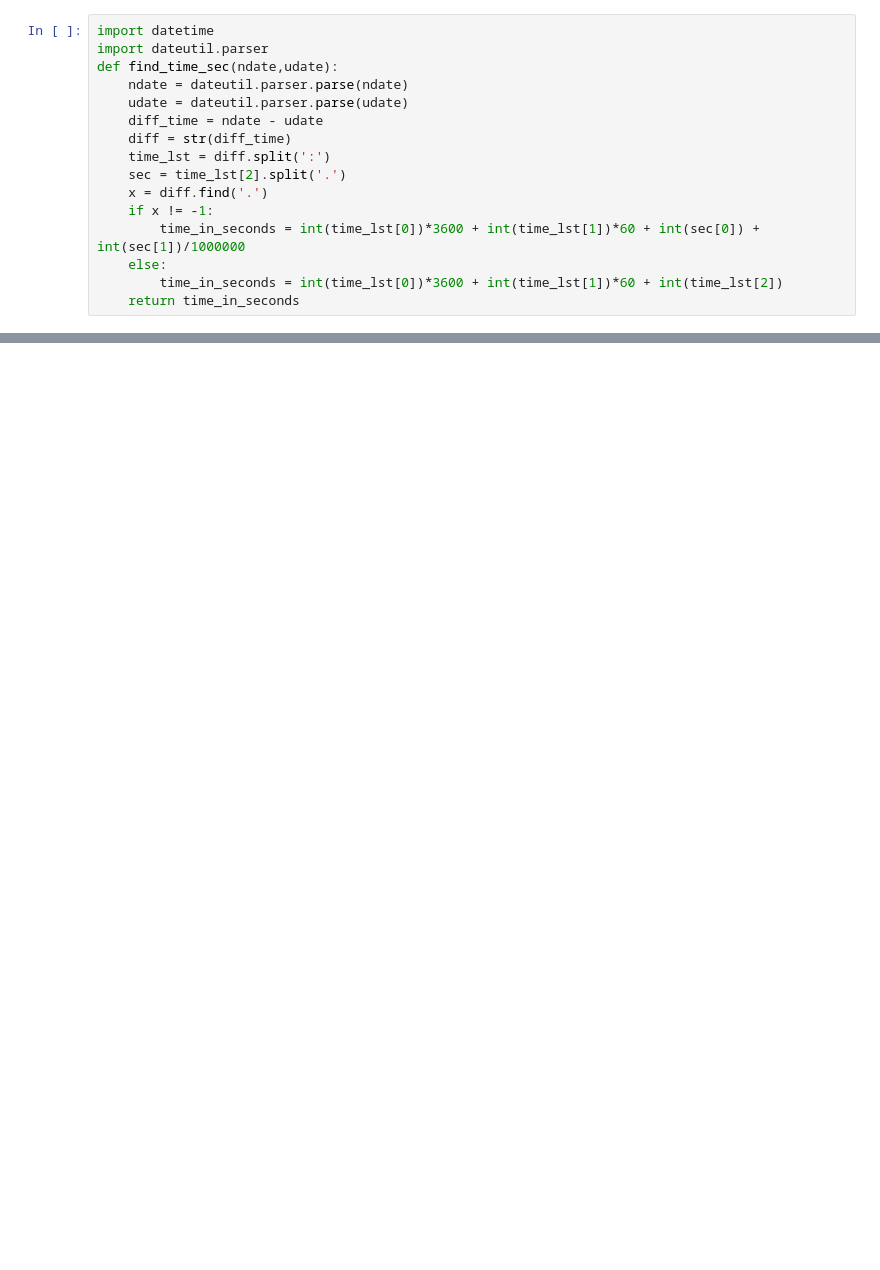
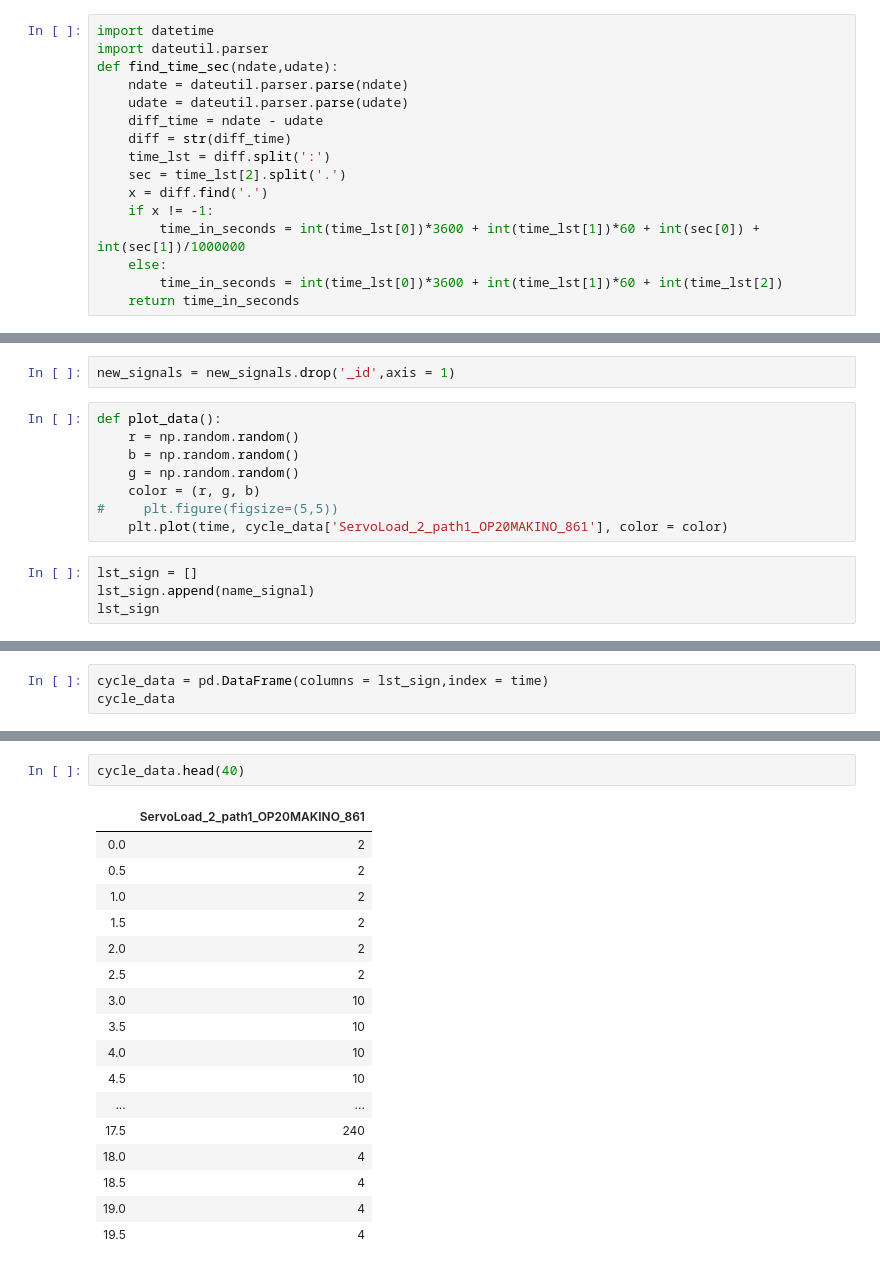
Before and after one commit to Ketaki1806/Mahindra-Internship, a Jupyter notebook: conversionToCyclic.ipynb, the cells around one changed output, grey strips where cells are left out. Cells and saved outputs as stored; diff of their text form; blank space fills up the shorter version.

```diff
--- a/conversionToCyclic.ipynb
+++ b/conversionToCyclic.ipynb
@@ -77,0 +101,14 @@ list(cycle_data.iloc[0])
+# %%
+new_signals = new_signals.drop('_id',axis = 1)
+# %%
+def plot_data():
+    r = np.random.random()
+    b = np.random.random()
+    g = np.random.random()
+    color = (r, g, b)
+#     plt.figure(figsize=(5,5))
+    plt.plot(time, cycle_data['ServoLoad_2_path1_OP20MAKINO_861'], color = color)
+# %%
+lst_sign = []
+lst_sign.append(name_signal)
+lst_sign
@@ -77,0 +117,3 @@ list(cycle_data.iloc[0])
+# %%
+cycle_data = pd.DataFrame(columns = lst_sign,index = time)
+cycle_data
@@ -77,0 +192,20 @@ list(cycle_data.iloc[0])
+# %%
+cycle_data.head(40)
+# %% [output]
+|  | ServoLoad_2_path1_OP20MAKINO_861 |
+| 0.0 | 2 |
+| 0.5 | 2 |
+| 1.0 | 2 |
+| 1.5 | 2 |
+| 2.0 | 2 |
+| 2.5 | 2 |
+| 3.0 | 10 |
+| 3.5 | 10 |
+| 4.0 | 10 |
+| 4.5 | 10 |
+| ... | ... |
+| 17.5 | 240 |
+| 18.0 | 4 |
+| 18.5 | 4 |
+| 19.0 | 4 |
+| 19.5 | 4 |
```
Also changed, not shown: parts of 27 cells of this notebook.
